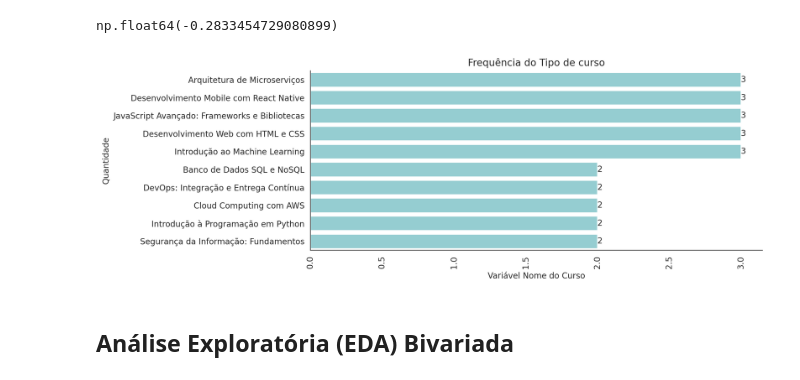
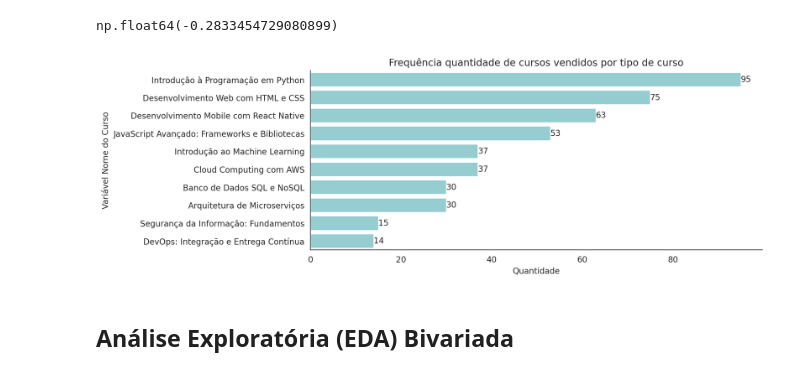
Before and after one commit to Oseiasdfarias/TrilhaDadosJR-JUN15, a Jupyter notebook: notebook/analise_de_dados_vendas_cursos_online.ipynb, the cells around one changed output. Cells and saved outputs as stored; diff of their text form; code cells hidden in the pictures.

Commit message:
fix: realizado correção na plotagem do gráfico de Frequência quantidade de crusos vendidos por tipo de curso

```diff
--- a/notebook/analise_de_dados_vendas_cursos_online.ipynb
+++ b/notebook/analise_de_dados_vendas_cursos_online.ipynb
@@ -117,0 +120,3 @@ Amostrar para visualização 2023-01-02 00:00:00
+# %%
+df_vendas["valor_vendas"] = df_vendas.qt_de_vendas*df_vendas.qt_de_vendas
+df_vendas.head()
@@ -214,25 +226,25 @@ np.float64(-0.2833454729080899)
 # %%
 plt.figure(figsize=(10, 4))
 
 
 data = (df_vendas
       .groupby(by="nome_curso")
-      .qt_de_vendas.count()
+      .qt_de_vendas.sum()
       .sort_values(ascending=False)
       .to_frame()
       .reset_index())
 
 ax = sns.barplot(x=data.qt_de_vendas, y=data.nome_curso,
                  orient="h", color=cores[-1])
 
 ax.bar_label(ax.containers[0])
-ax.set(xlabel="Variável Nome do Curso", ylabel="Quantidade")
-plt.title("Frequência do Tipo de curso", fontsize=12)
-plt.xticks(rotation=90)
+ax.set(xlabel="Quantidade", ylabel="Variável Nome do Curso")
+plt.title("Frequência quantidade de cursos vendidos por tipo de curso", fontsize=12)
+plt.xticks(rotation=0)
 sns.despine(right=True)
 plt.show()
 # %% [output]
-[figure, old version]
+[figure, new version]
 # %% [markdown]
 ## Análise Exploratória (EDA) Bivariada
 # %% [markdown]
```
Also changed, not shown: parts of 7 cells of this notebook.
